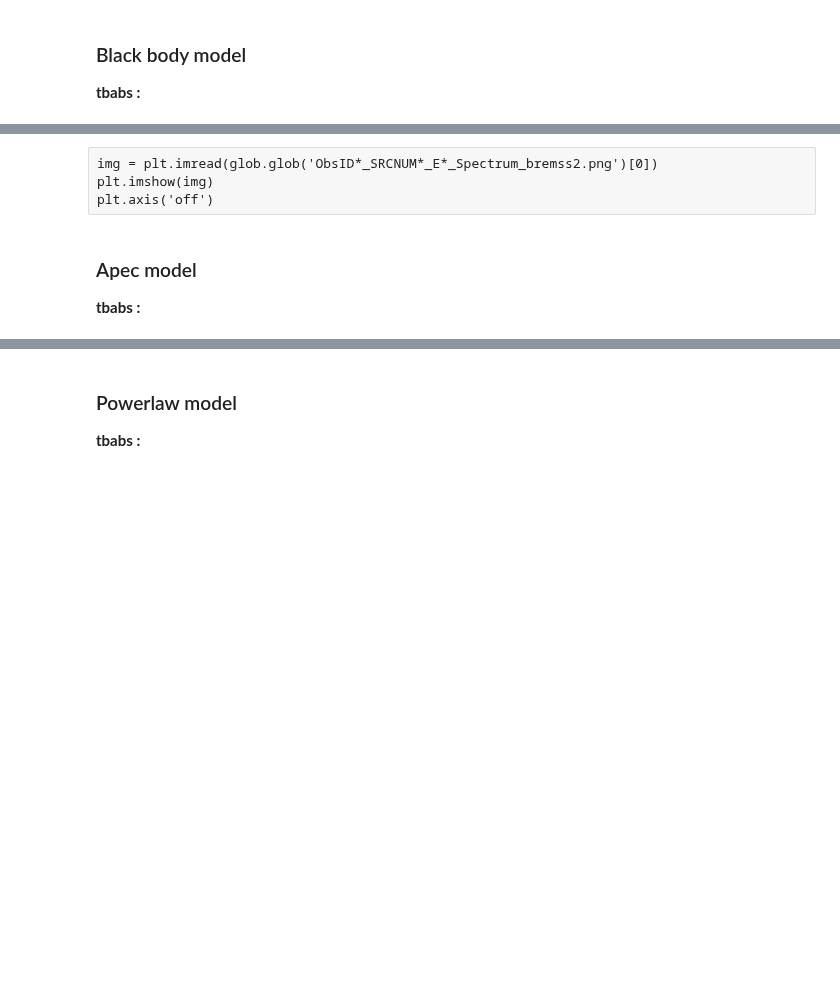
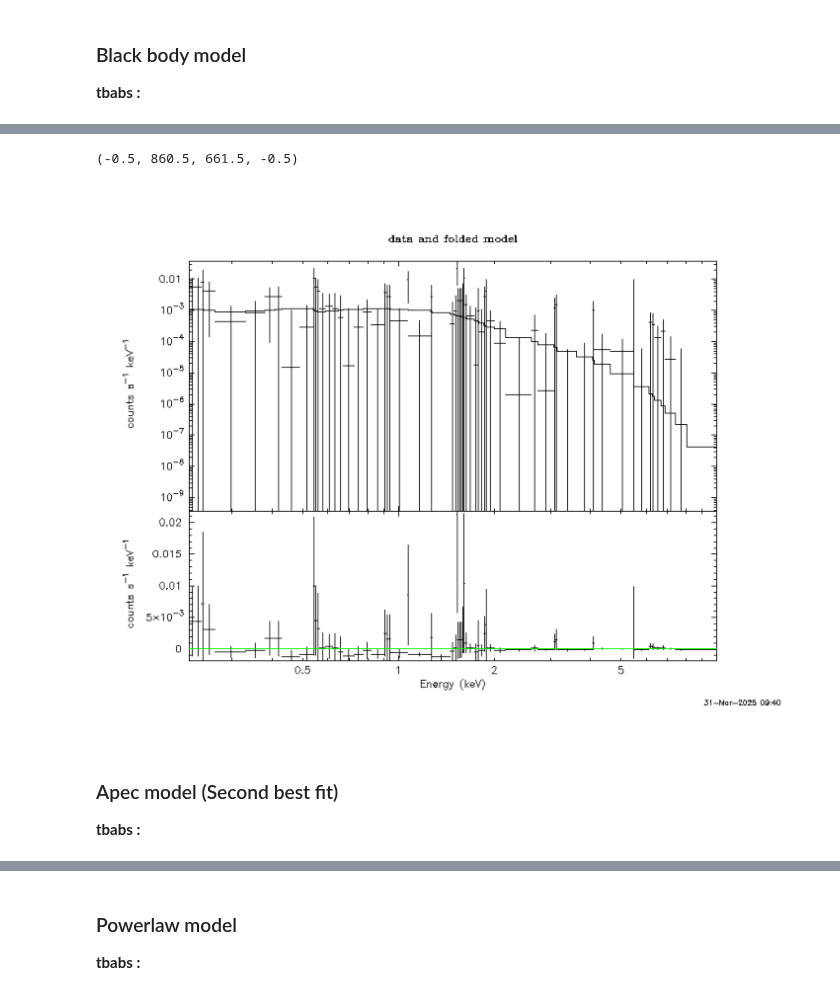
Before and after one commit to ceeliiaa/STONKS-alert, a Jupyter notebook: ObsID0945020137_SRCNUM21/EMOS2/ObsID0945020137_SRCNUM21_EMOS2_Xspec(cstat).ipynb, the cells around one changed output, grey strips where cells are left out. Drawn from its saved outputs; the diff is of its cells as text; code cells hidden in the pictures; blank space fills up the shorter version.

```diff
--- a/ObsID0945020137_SRCNUM21/EMOS2/ObsID0945020137_SRCNUM21_EMOS2_Xspec(cstat).ipynb
+++ b/ObsID0945020137_SRCNUM21/EMOS2/ObsID0945020137_SRCNUM21_EMOS2_Xspec(cstat).ipynb
@@ -157,9 +185,12 @@ Exception: Error executing command: fit
-# %% [raw]
-img = plt.imread(glob.glob('ObsID*_SRCNUM*_E*_Spectrum_bremss2.png')[0])
-plt.imshow(img)
-plt.axis('off')
+# %%
+img = plt.imread(glob.glob('ObsID*_SRCNUM*_E*_Spectrum_bremss2.png')[0])
+plt.imshow(img)
+plt.axis('off')
+# %% [output]
+(-0.5, 860.5, 661.5, -0.5)
+[figure, added]
 # %% [markdown]
-### Apec model
+### Apec model (Second best fit)
 **tbabs :**
 # %%
 AllModels.clear()
```
Also changed, not shown: parts of 20 cells of this notebook.
